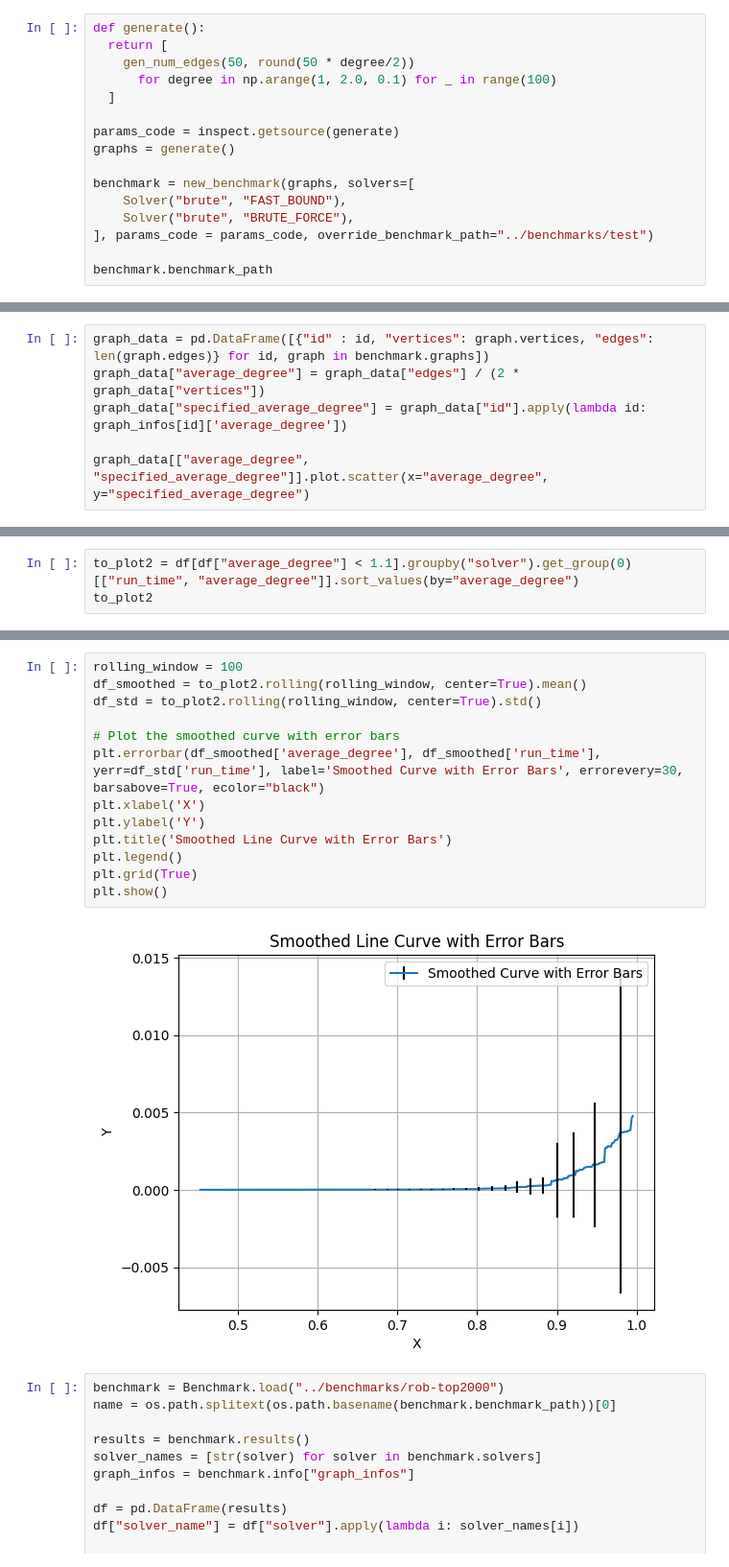
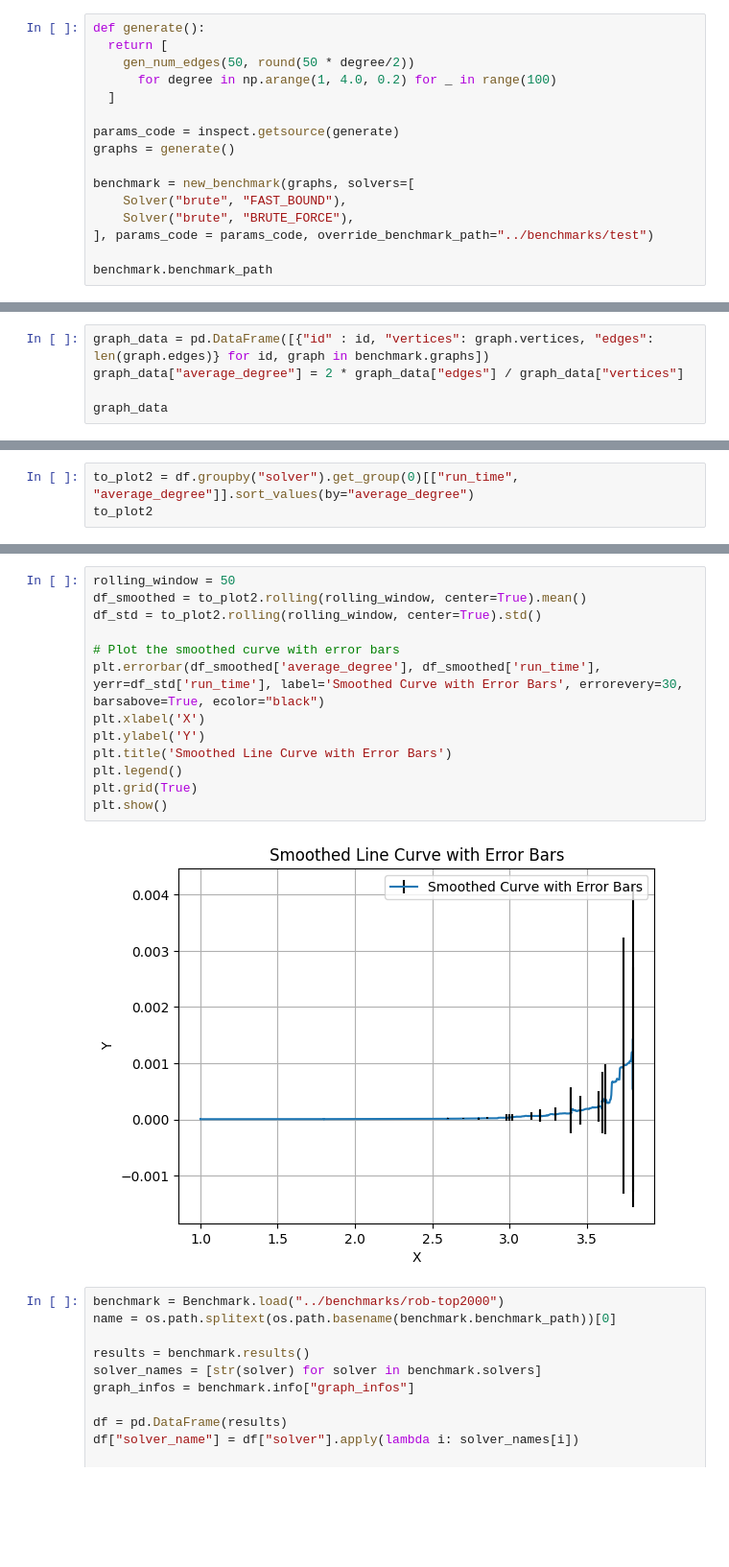
Before and after one commit to blinkybool/LongestPath, a Jupyter notebook: notebooks/benchmarking_specific_degree.ipynb, the cells around one changed output, grey strips where cells are left out. Shown at 96% size. Saved outputs shown, nothing was run; the diff lists cells and outputs as text; blank space fills up the shorter version.

Commit message:
testing with fixed degree

```diff
--- a/notebooks/benchmarking_specific_degree.ipynb
+++ b/notebooks/benchmarking_specific_degree.ipynb
@@ -24,7 +21,7 @@ The autoreload extension is already loaded. To reload it, use:
 def generate():
   return [
     gen_num_edges(50, round(50 * degree/2))
-      for degree in np.arange(1, 2.0, 0.1) for _ in range(100)
+      for degree in np.arange(1, 4.0, 0.2) for _ in range(100)
   ]
 
 params_code = inspect.getsource(generate)
@@ -73,7 +69,6 @@ df["solver_name"] = df["solver"].apply(lambda i: solver_names[i])
 # %%
 graph_data = pd.DataFrame([{"id" : id, "vertices": graph.vertices, "edges": len(graph.edges)} for id, graph in benchmark.graphs])
-graph_data["average_degree"] = graph_data["edges"] / (2 * graph_data["vertices"])
-graph_data["specified_average_degree"] = graph_data["id"].apply(lambda id: graph_infos[id]['average_degree'])
+graph_data["average_degree"] = 2 * graph_data["edges"] / graph_data["vertices"]
 
-graph_data[["average_degree", "specified_average_degree"]].plot.scatter(x="average_degree", y="specified_average_degree")
+graph_data
 # %% [output]
@@ -153,5 +153,5 @@ df[df["average_degree"] > 1.1]
 # %%
-to_plot2 = df[df["average_degree"] < 1.1].groupby("solver").get_group(0)[["run_time", "average_degree"]].sort_values(by="average_degree")
+to_plot2 = df.groupby("solver").get_group(0)[["run_time", "average_degree"]].sort_values(by="average_degree")
 to_plot2
 # %% [output]
 |  | run_time | average_degree |
@@ -175,18 +175,18 @@ to_plot2.plot(x="average_degree", y="run_time")
 # %%
-rolling_window = 100
+rolling_window = 50
 df_smoothed = to_plot2.rolling(rolling_window, center=True).mean()
 df_std = to_plot2.rolling(rolling_window, center=True).std()
 
 # Plot the smoothed curve with error bars
 plt.errorbar(df_smoothed['average_degree'], df_smoothed['run_time'], yerr=df_std['run_time'], label='Smoothed Curve with Error Bars', errorevery=30, barsabove=True, ecolor="black")
 plt.xlabel('X')
 plt.ylabel('Y')
 plt.title('Smoothed Line Curve with Error Bars')
 plt.legend()
 plt.grid(True)
 plt.show()
 # %% [output]
-[figure, old version]
+[figure, new version]
 # %%
 benchmark = Benchmark.load("../benchmarks/rob-top2000")
 name = os.path.splitext(os.path.basename(benchmark.benchmark_path))[0]
```
Also changed, not shown: parts of 14 cells of this notebook.
